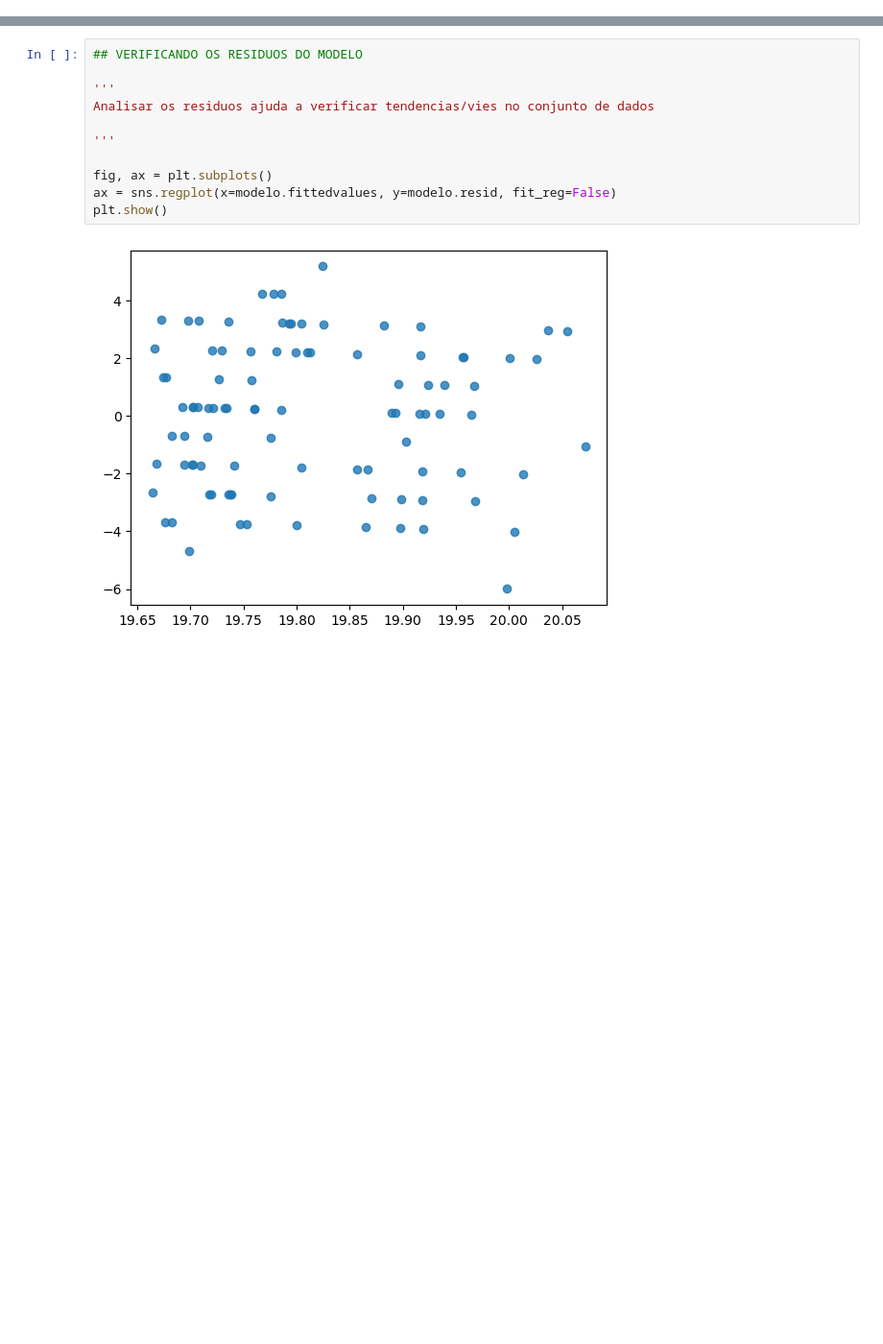
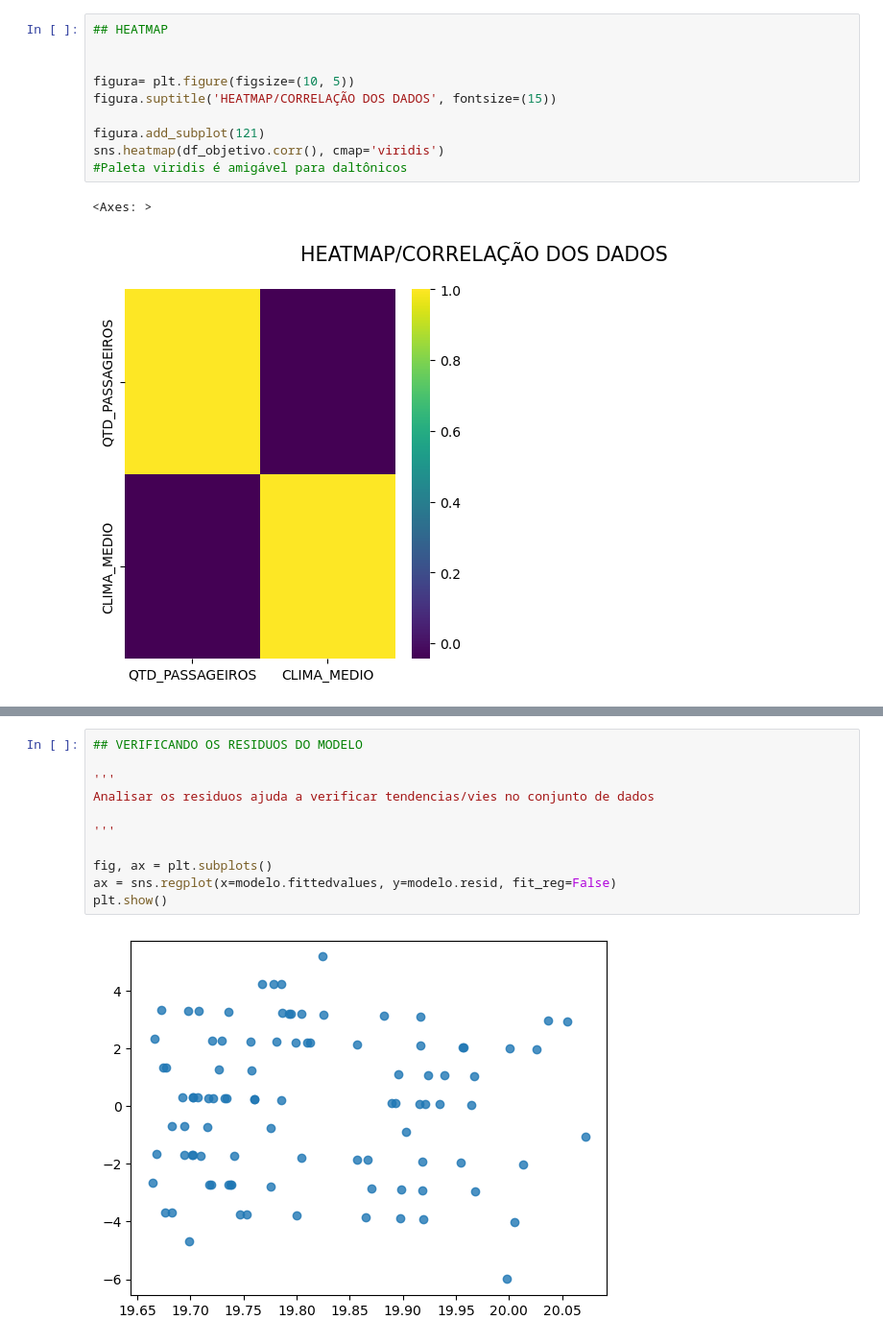
Before and after one commit to iugamil/TRANSPORTE_PUBLICO_E_CLIMA, a Jupyter notebook: MODELO_REGLINEAR.ipynb, the cells around one changed output, grey strips where cells are left out. Shown at 96% size. Drawn from its saved outputs; the diff is of its cells as text; blank space fills up the shorter version.

```diff
--- a/MODELO_REGLINEAR.ipynb
+++ b/MODELO_REGLINEAR.ipynb
@@ -123,3 +145,16 @@ None
+# %%
+## HEATMAP
+
+
+figura= plt.figure(figsize=(10, 5))
+figura.suptitle('HEATMAP/CORRELAÇÃO DOS DADOS', fontsize=(15))
+
+figura.add_subplot(121)
+sns.heatmap(df_objetivo.corr(), cmap='viridis')
+#Paleta viridis é amigável para daltônicos
+# %% [output]
+<Axes: >
+[figure, added]
 # %%
 import statsmodels.formula.api as smf
 
```
Also changed, not shown: parts of 9 cells of this notebook.
